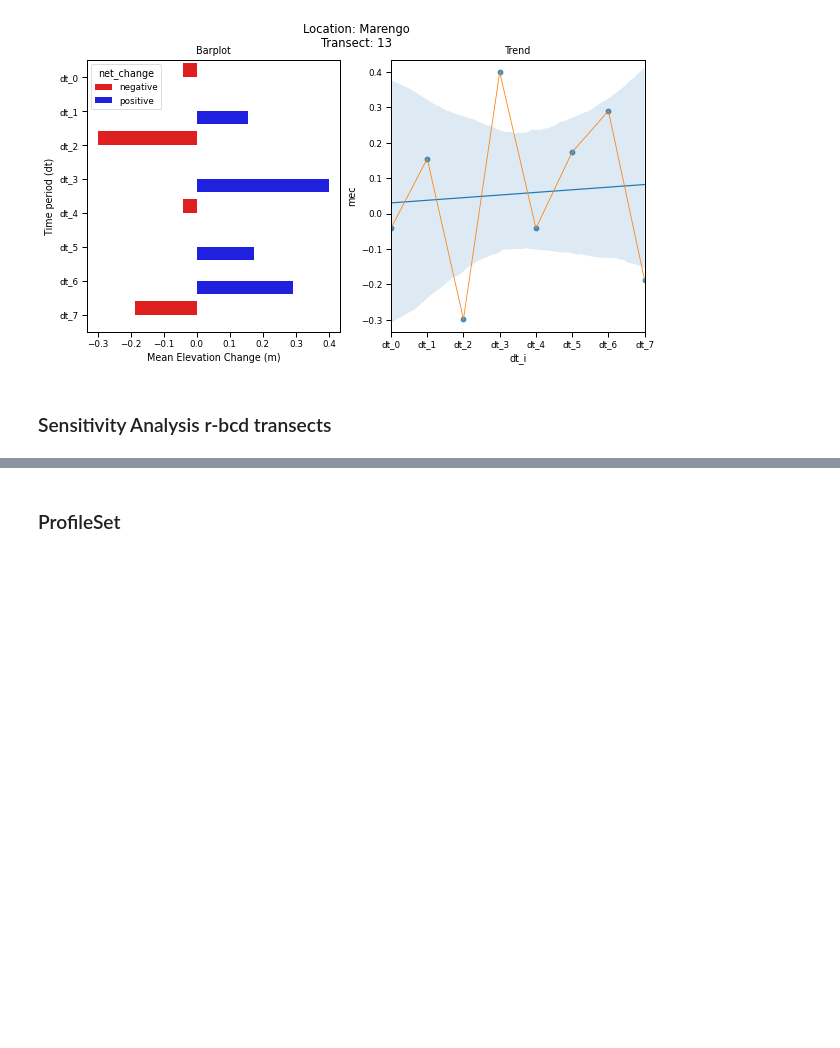
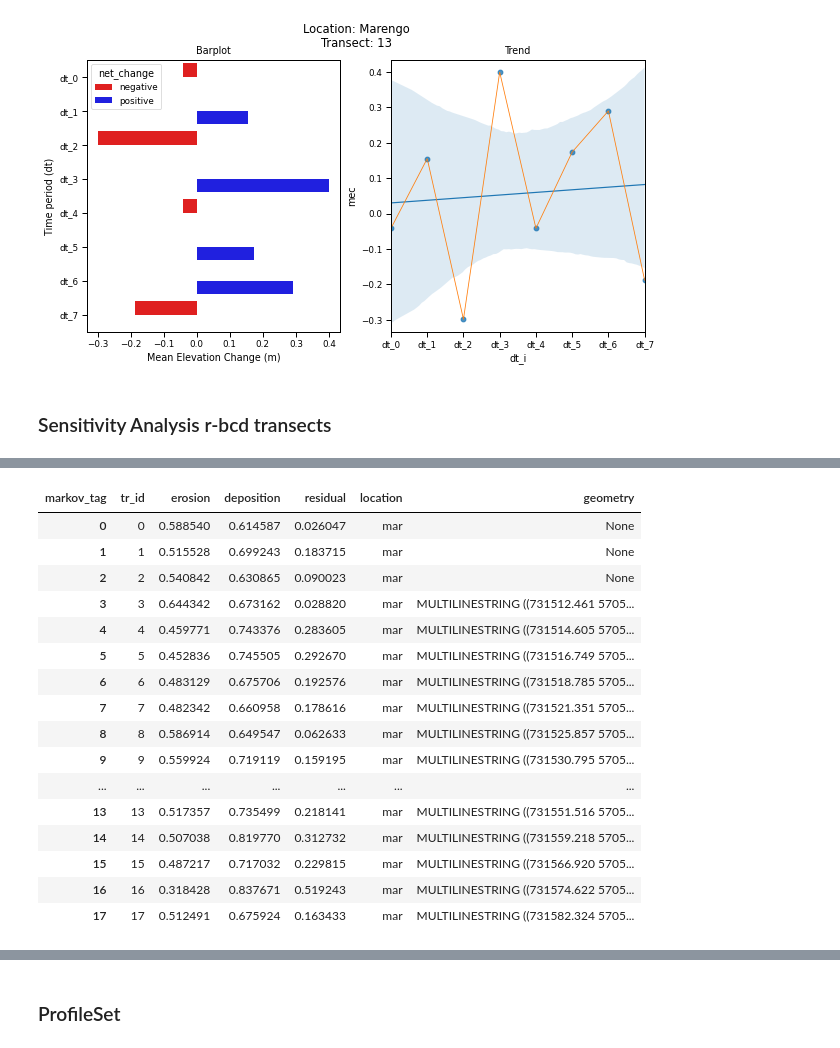
Before and after one commit to npucino/sandpyper, a Jupyter notebook: examples/Example_1_Profile_extraction-CLASS.ipynb, the cells around one changed output, grey strips where cells are left out. Cells and saved outputs as stored; diff of their text form; code cells hidden in the pictures; blank space fills up the shorter version.

```diff
--- a/examples/Example_1_Profile_extraction-CLASS.ipynb
+++ b/examples/Example_1_Profile_extraction-CLASS.ipynb
@@ -304,0 +368,41 @@ for minpts in list_minpts:
+# %%
+ss_transects_idx = pd.DataFrame()
+
+idx_matrix=len(labels_order)//2
+
+for loc in steady_state_tr.location.unique():
+
+    sub = steady_state_tr.query(f"location=='{loc}'")
+    sub = sub.pivot(index="markov_tag", columns="tr_id", values=("p"))
+    sub = sub.loc[labels_order, :]
+
+    # Create erosion and deposition sub-matrix
+    erosion = sub.iloc[idx_matrix:, :].transpose()
+    erosion["erosion"] = erosion.sum(axis=1)
+    erosion=erosion.reset_index()[["tr_id","erosion"]]
+
+    deposition = sub.iloc[:-idx_matrix, :].transpose()
+    deposition["deposition"] = deposition.sum(axis=1)
+    deposition=deposition.reset_index()[["tr_id","deposition"]]
+    merged_erodepo=pd.merge(erosion, deposition)
+
+    merged_erodepo["residual"] = merged_erodepo.deposition - merged_erodepo.erosion
+    merged_erodepo["location"] = loc
+
+    to_plot = merged_erodepo.melt(
+        id_vars=["tr_id"], var_name="process", value_name="coastal_index"
+    )
+    to_plot["location"] = loc
+
+    path_trs=glob.glob(f"{dirNameTrans}\{loc}*")[0]
+    transect_in = gpd.read_file(path_trs)
+    transect_in.columns= transect_in.columns.str.lower()
+
+    merged_erodepo["geometry"] = pd.merge(
+                merged_erodepo, transect_in[["tr_id","geometry"]], how="left", on="tr_id"
+            ).geometry
+
+    ss_transects_idx_loc = gpd.GeoDataFrame(
+                    merged_erodepo, geometry="geometry", crs=crs_dict_string[loc]
+                )
+    ss_transects_idx=pd.concat([ss_transects_idx_loc,ss_transects_idx], ignore_index=True)
@@ -304,0 +438,20 @@ for minpts in list_minpts:
+# %%
+ss_transects_idx
+# %% [output]
+| markov_tag | tr_id | erosion | deposition | residual | location | geometry |
+| 0 | 0 | 0.588540 | 0.614587 | 0.026047 | mar | None |
+| 1 | 1 | 0.515528 | 0.699243 | 0.183715 | mar | None |
+| 2 | 2 | 0.540842 | 0.630865 | 0.090023 | mar | None |
+| 3 | 3 | 0.644342 | 0.673162 | 0.028820 | mar | MULTILINESTRING ((731512.461 5705... |
+| 4 | 4 | 0.459771 | 0.743376 | 0.283605 | mar | MULTILINESTRING ((731514.605 5705... |
+| 5 | 5 | 0.452836 | 0.745505 | 0.292670 | mar | MULTILINESTRING ((731516.749 5705... |
+| 6 | 6 | 0.483129 | 0.675706 | 0.192576 | mar | MULTILINESTRING ((731518.785 5705... |
+| 7 | 7 | 0.482342 | 0.660958 | 0.178616 | mar | MULTILINESTRING ((731521.351 5705... |
+| 8 | 8 | 0.586914 | 0.649547 | 0.062633 | mar | MULTILINESTRING ((731525.857 5705... |
+| 9 | 9 | 0.559924 | 0.719119 | 0.159195 | mar | MULTILINESTRING ((731530.795 5705... |
+| ... | ... | ... | ... | ... | ... | ... |
+| 13 | 13 | 0.517357 | 0.735499 | 0.218141 | mar | MULTILINESTRING ((731551.516 5705... |
+| 14 | 14 | 0.507038 | 0.819770 | 0.312732 | mar | MULTILINESTRING ((731559.218 5705... |
+| 15 | 15 | 0.487217 | 0.717032 | 0.229815 | mar | MULTILINESTRING ((731566.920 5705... |
+| 16 | 16 | 0.318428 | 0.837671 | 0.519243 | mar | MULTILINESTRING ((731574.622 5705... |
+| 17 | 17 | 0.512491 | 0.675924 | 0.163433 | mar | MULTILINESTRING ((731582.324 5705... |
```
Also changed, not shown: parts of 25 cells of this notebook, 2 other files.
